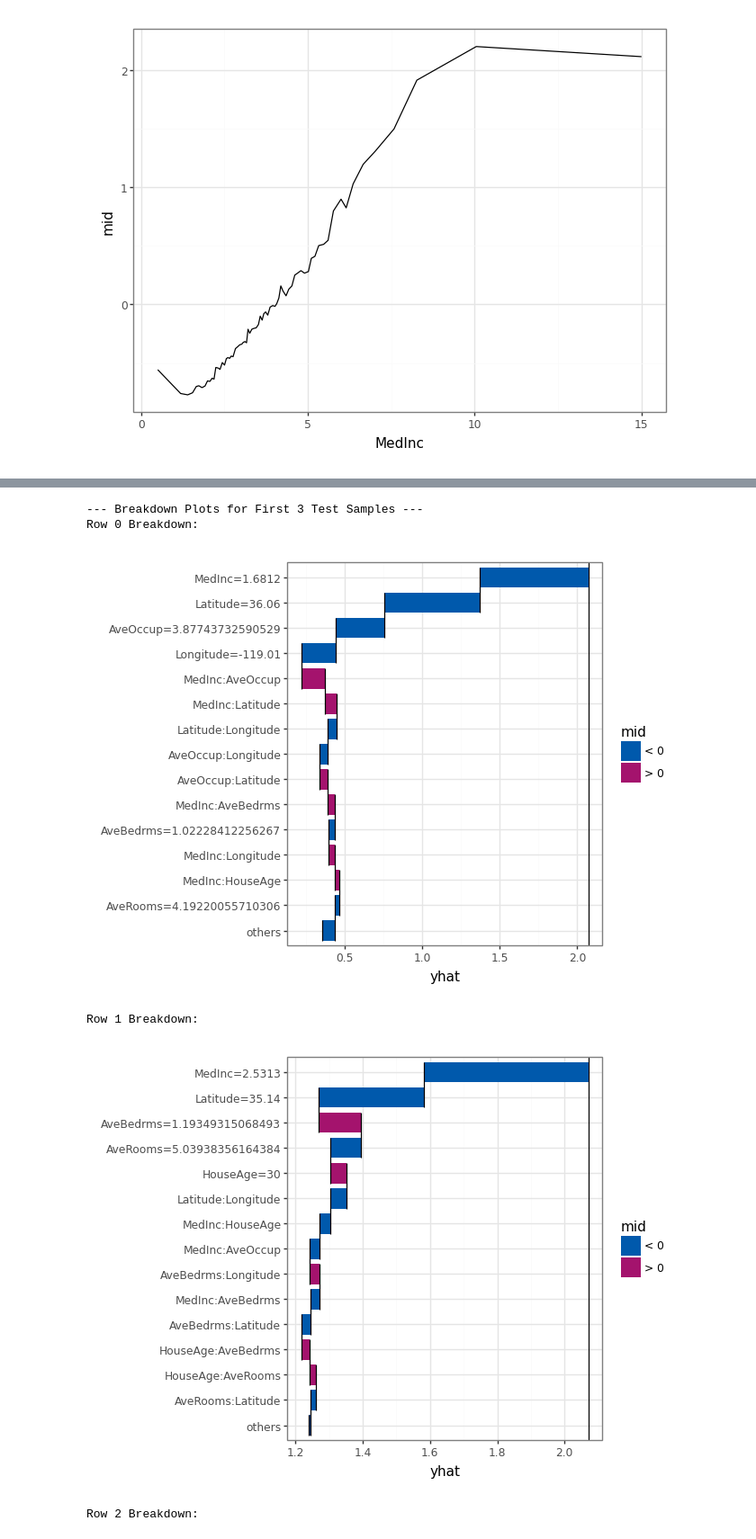
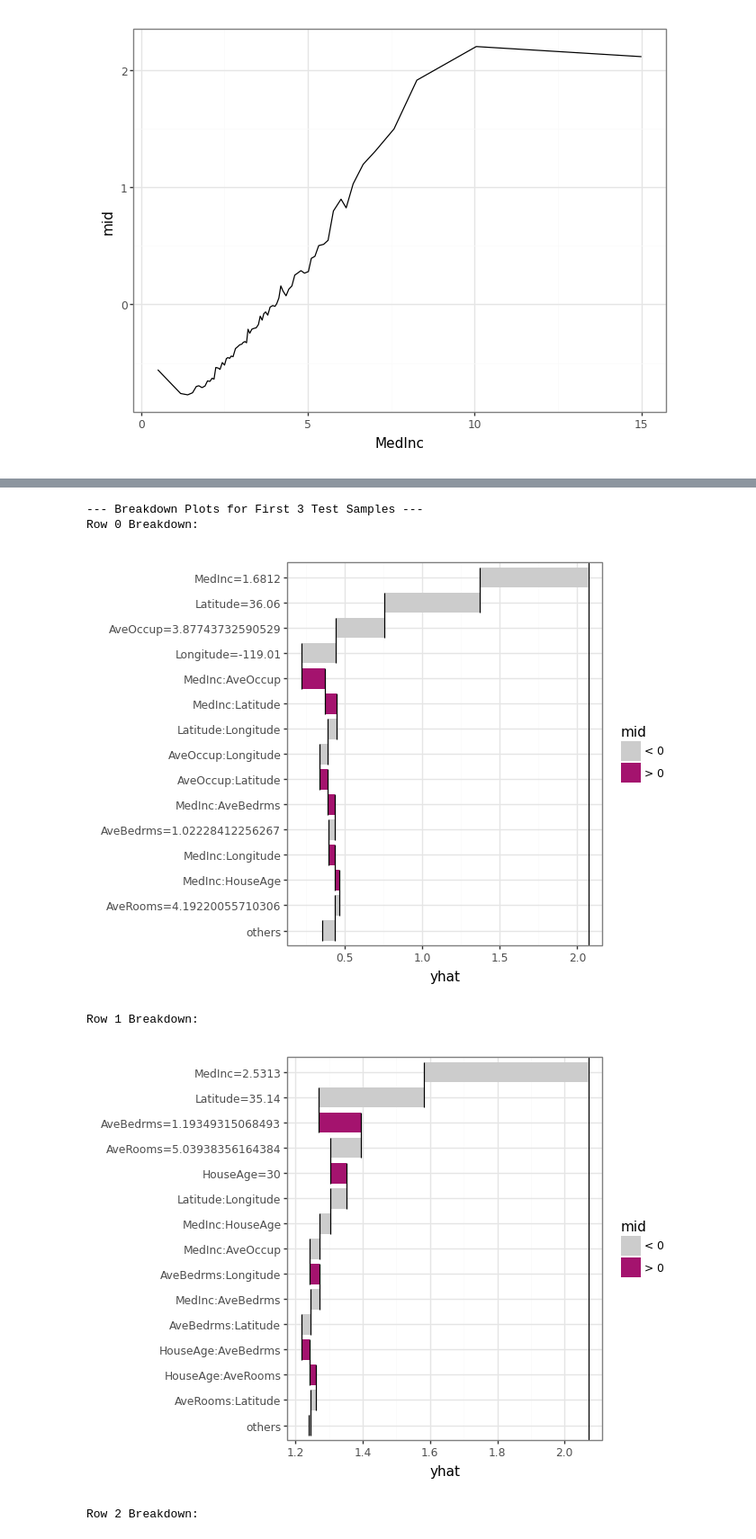
Before and after one commit to ryo-asashi/pyramid-learn, a Jupyter notebook: docs/source/quick-start.ipynb, the cells around one changed output, grey strips where cells are left out. Shown: that part at 90% size. Drawn from its saved outputs; the diff is of its cells as text; code cells hidden in the pictures.

Commit message:
version 0.1.1 - updated plotting functions (added 'data' style)

```diff
--- a/docs/source/quick-start.ipynb
+++ b/docs/source/quick-start.ipynb
@@ -93,7 +90,7 @@ imp.plot(style='heatmap', color='#808080').draw()
 print("--- Top 3 Main Effects ---")
 for i, t in enumerate(imp.terms(interactions=False)[:3]):
     print(f"Plotting {i + 1}: {t}")
-    p = explainer.plot(term=str(t))
+    p = explainer.plot(term=t)
     display(p)
 # %% [output]
 --- Top 3 Main Effects ---
@@ -106,14 +114,14 @@ Plotting 3: MedInc
 # %%
 # Plot prediction breakdowns for the first three test samples (Local Interpretability)
 print("--- Breakdown Plots for First 3 Test Samples ---")
 for i in range(3):
     print(f"Row {i} Breakdown:")
-    p = explainer.breakdown(row=i, data=X_test).plot(theme="midr@qual")
+    p = explainer.breakdown(row=i, data=X_test).plot(theme="highlight_r")
     display(p)
 # %% [output]
 --- Breakdown Plots for First 3 Test Samples ---
 Row 0 Breakdown:
-[figure, old version]
+[figure, new version]
 Row 1 Breakdown:
-[figure, old version]
+[figure, new version]
 Row 2 Breakdown:
```
Also changed, not shown: parts of 5 cells of this notebook, 5 other files.
